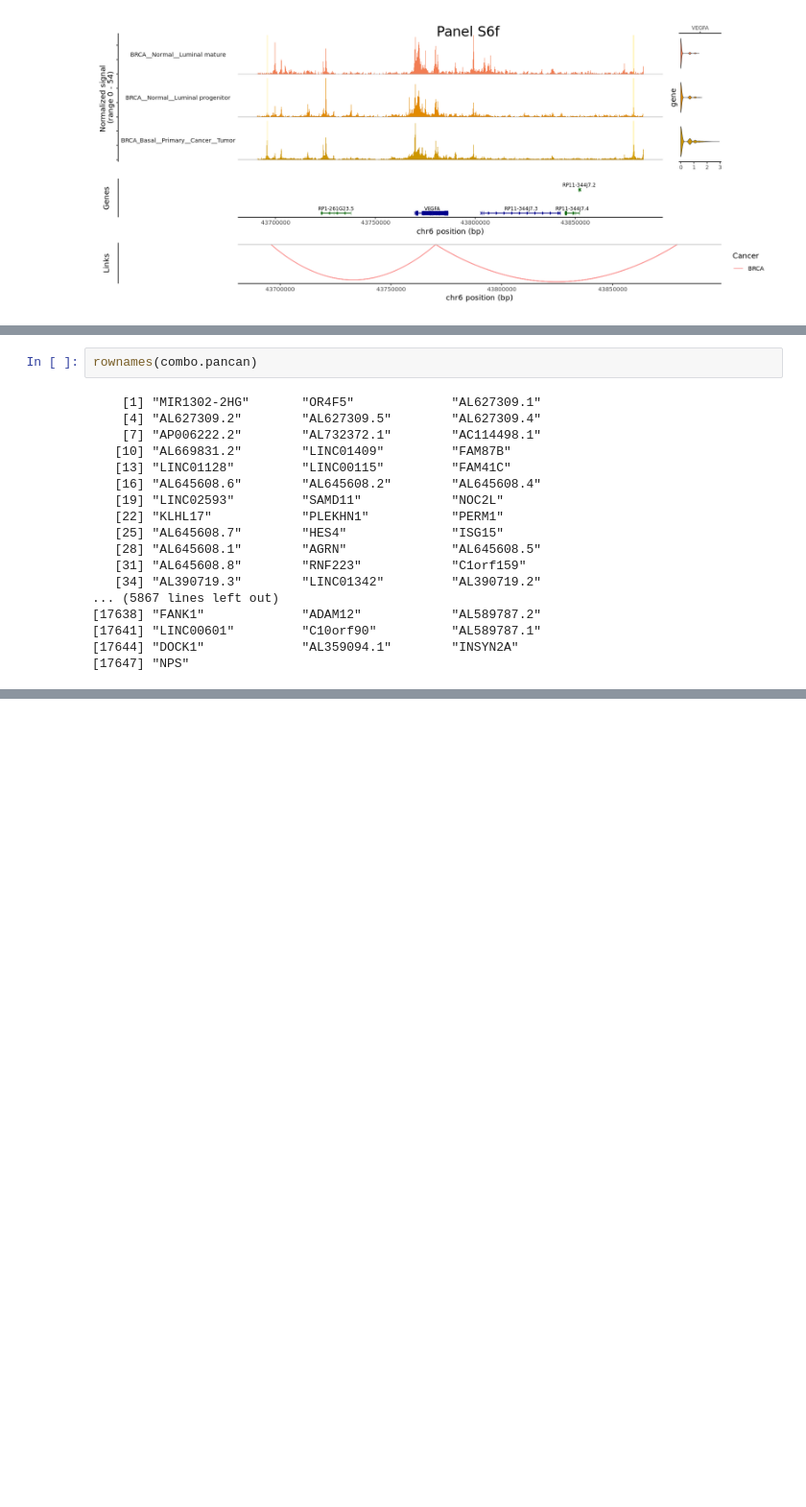
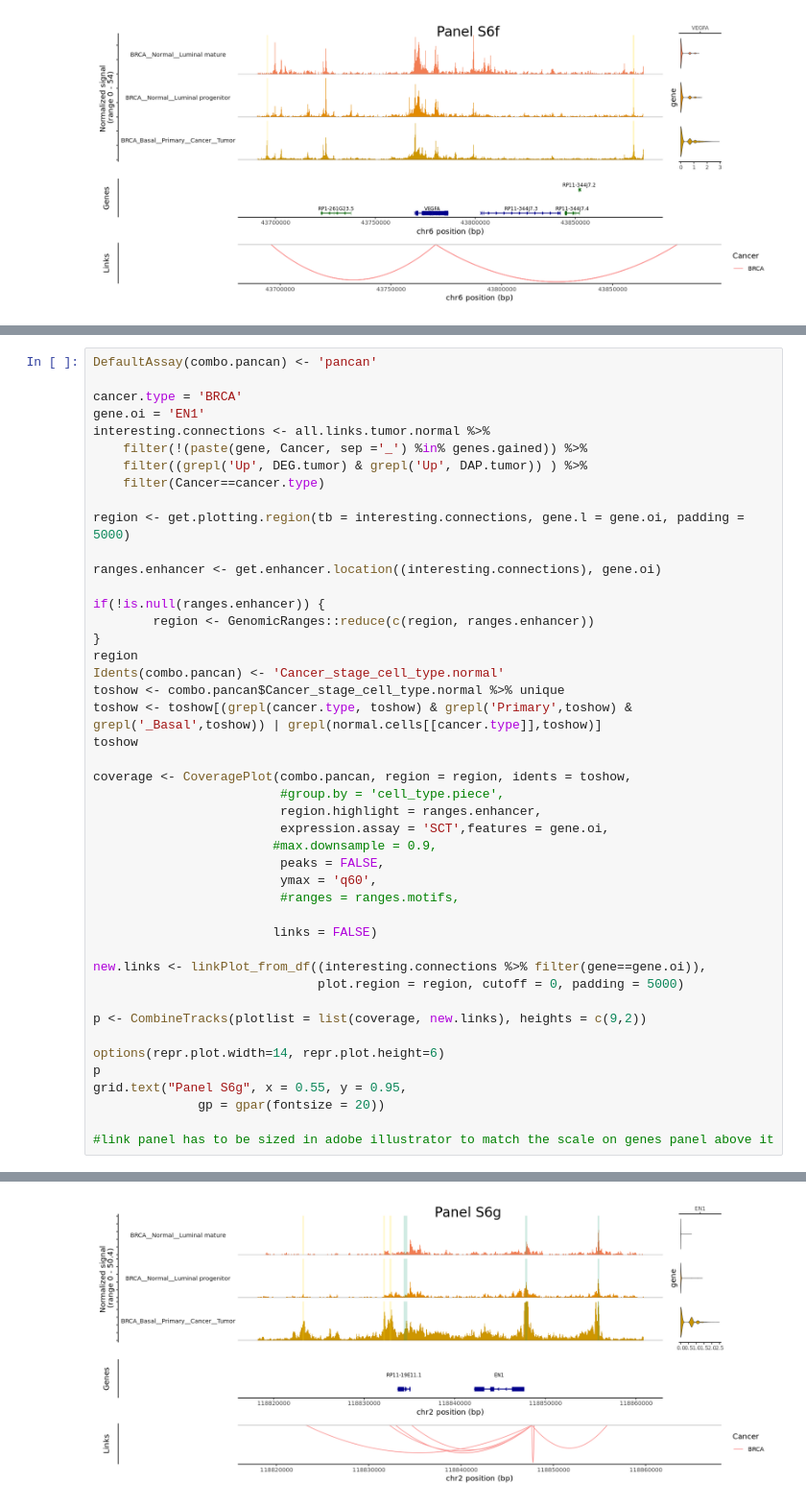
Before and after one commit to ding-lab/PanCan_snATAC_publication, a Jupyter notebook: Fig3/ACR-to-gene_links/3_Heatmaps_links_coveragePlots_primary_vs_normal.ipynb, the cells around one changed output, grey strips where cells are left out. Shown at 96% size. Drawn from its saved outputs; the diff is of its cells as text; blank space fills up the shorter version.

```diff
--- a/Fig3/ACR-to-gene_links/3_Heatmaps_links_coveragePlots_primary_vs_normal.ipynb
+++ b/Fig3/ACR-to-gene_links/3_Heatmaps_links_coveragePlots_primary_vs_normal.ipynb
@@ -1059,20 +823,46 @@ png
-# %%
-rownames(combo.pancan)
-# %% [output]
-    [1] "MIR1302-2HG"       "OR4F5"             "AL627309.1"
-    [4] "AL627309.2"        "AL627309.5"        "AL627309.4"
-    [7] "AP006222.2"        "AL732372.1"        "AC114498.1"
-   [10] "AL669831.2"        "LINC01409"         "FAM87B"
-   [13] "LINC01128"         "LINC00115"         "FAM41C"
-   [16] "AL645608.6"        "AL645608.2"        "AL645608.4"
-   [19] "LINC02593"         "SAMD11"            "NOC2L"
-   [22] "KLHL17"            "PLEKHN1"           "PERM1"
-   [25] "AL645608.7"        "HES4"              "ISG15"
-   [28] "AL645608.1"        "AGRN"              "AL645608.5"
-   [31] "AL645608.8"        "RNF223"            "C1orf159"
-   [34] "AL390719.3"        "LINC01342"         "AL390719.2"
-... (5867 lines left out)
-[17638] "FANK1"             "ADAM12"            "AL589787.2"
-[17641] "LINC00601"         "C10orf90"          "AL589787.1"
-[17644] "DOCK1"             "AL359094.1"        "INSYN2A"
-[17647] "NPS"
+# %%
+DefaultAssay(combo.pancan) <- 'pancan'
+
+cancer.type = 'BRCA'
+gene.oi = 'EN1'
+interesting.connections <- all.links.tumor.normal %>%
+    filter(!(paste(gene, Cancer, sep ='_') %in% genes.gained)) %>%
+    filter((grepl('Up', DEG.tumor) & grepl('Up', DAP.tumor)) ) %>%
+    filter(Cancer==cancer.type)
+
+region <- get.plotting.region(tb = interesting.connections, gene.l = gene.oi, padding = 5000)
+
+ranges.enhancer <- get.enhancer.location((interesting.connections), gene.oi)
+
+if(!is.null(ranges.enhancer)) {
+        region <- GenomicRanges::reduce(c(region, ranges.enhancer))
+}
+region
+Idents(combo.pancan) <- 'Cancer_stage_cell_type.normal'
+toshow <- combo.pancan$Cancer_stage_cell_type.normal %>% unique
+toshow <- toshow[(grepl(cancer.type, toshow) & grepl('Primary',toshow) & grepl('_Basal',toshow)) | grepl(normal.cells[[cancer.type]],toshow)]
+toshow
+
+coverage <- CoveragePlot(combo.pancan, region = region, idents = toshow,
+                         #group.by = 'cell_type.piece',
+                         region.highlight = ranges.enhancer,
+                         expression.assay = 'SCT',features = gene.oi,
+                        #max.downsample = 0.9,
+                         peaks = FALSE,
+                         ymax = 'q60',
+                         #ranges = ranges.motifs,
+
+                        links = FALSE)
+
+new.links <- linkPlot_from_df((interesting.connections %>% filter(gene==gene.oi)),
+                              plot.region = region, cutoff = 0, padding = 5000)
+
+p <- CombineTracks(plotlist = list(coverage, new.links), heights = c(9,2))
+
+options(repr.plot.width=14, repr.plot.height=6)
+p
+grid.text("Panel S6g", x = 0.55, y = 0.95,
+              gp = gpar(fontsize = 20))
+
+#link panel has to be sized in adobe illustrator to match the scale on genes panel above it
+# %% [output]
@@ -1078,0 +880 @@ rownames(combo.pancan)
+[figure, added]
```
Also changed, not shown: parts of 16 cells of this notebook, 1 other file.
